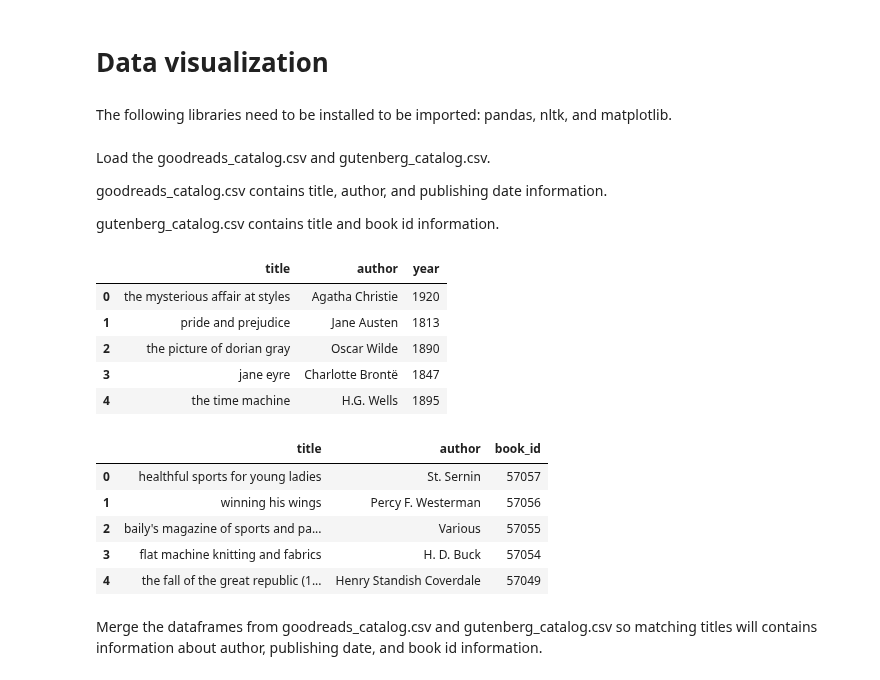
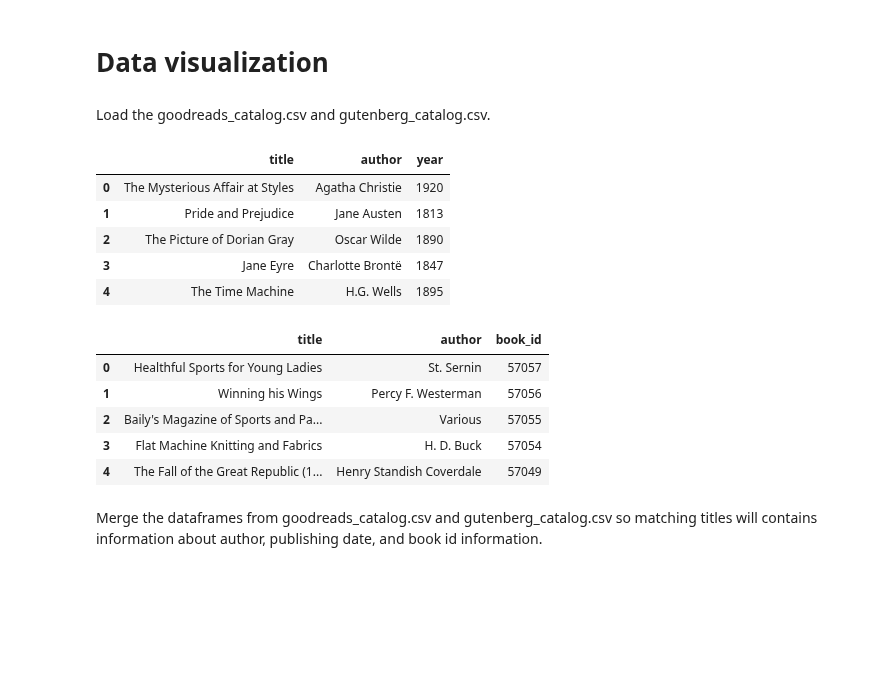
Before and after one commit to clararichter/authorship-identification, a Jupyter notebook: project_notebook.ipynb, the cells around one changed output. Saved outputs shown, nothing was run; the diff lists cells and outputs as text; code cells hidden in the pictures; blank space fills up the shorter version.

```diff
--- a/project_notebook.ipynb
+++ b/project_notebook.ipynb
@@ -38,7 +50,5 @@ Concerns questions and ideas about how we should clean the data:
 5) Google n-grams "charts the frequencies of any set of comma-delimited search strings using a yearly count of n-grams found in sources printed between 1500 and 2008 in Google's text corpora". However, the frequency for any given year should depend on <i> the number of works that were published in that given year </i>. It most likely is the case that fewer works from the 1500s are incorporated in Google's text corpora than those of the 2000's. So the question is whether Google n-grams really capture the <i> relative commonness </i> of a word between time periods? UPDATE: upon closer inspection, Google n-grams actually measures the <i> relative </i> frequency of a given word for the set of works within given time period.
 # %% [markdown]
 # Data visualization
-# %% [markdown]
-The following libraries need to be installed to be imported: pandas, nltk, and matplotlib.
 # %%
 import pandas as pd
@@ -49,35 +58,27 @@ from urllib.request import urlopen, urlretrieve
 import urllib
 # %% [markdown]
 Load the goodreads_catalog.csv and gutenberg_catalog.csv.
-
-goodreads_catalog.csv contains title, author, and publishing date information.
-
-gutenberg_catalog.csv contains title and book id information.
 # %%
-gr_df = pd.read_csv('goodreads_catalog.csv', sep=',')
+gr_df = pd.read_csv('goodreads_catalog.csv')
 gr_df.columns = ['title','author','year']
-gr_df["title"] = gr_df["title"].str.lower()
-gr_df["title"] = gr_df["title"].str.replace(r'[,.:;-?]', '')
 gr_df.head(5)
 # %% [output]
 |  | title | author | year |
-| 0 | the mysterious affair at styles | Agatha Christie | 1920 |
-| 1 | pride and prejudice | Jane Austen | 1813 |
-| 2 | the picture of dorian gray | Oscar Wilde | 1890 |
-| 3 | jane eyre | Charlotte Brontë | 1847 |
-| 4 | the time machine | H.G. Wells | 1895 |
+| 0 | The Mysterious Affair at Styles | Agatha Christie | 1920 |
+| 1 | Pride and Prejudice | Jane Austen | 1813 |
+| 2 | The Picture of Dorian Gray | Oscar Wilde | 1890 |
+| 3 | Jane Eyre | Charlotte Brontë | 1847 |
+| 4 | The Time Machine | H.G. Wells | 1895 |
 # %%
 gb_df = pd.read_csv('gutenberg_catalog.csv')
 gb_df.columns = ['title','author','book_id']
-gb_df["title"] = gb_df["title"].str.lower()
-gb_df["title"] = gb_df["title"].str.replace(r'[,.:-;?]', '')
 gb_df.head(5)
 # %% [output]
 |  | title | author | book_id |
-| 0 | healthful sports for young ladies | St. Sernin | 57057 |
-| 1 | winning his wings | Percy F. Westerman | 57056 |
-| 2 | baily's magazine of sports and pa... | Various | 57055 |
-| 3 | flat machine knitting and fabrics | H. D. Buck | 57054 |
-| 4 | the fall of the great republic (1... | Henry Standish Coverdale | 57049 |
+| 0 | Healthful Sports for Young Ladies | St. Sernin | 57057 |
+| 1 | Winning his Wings | Percy F. Westerman | 57056 |
+| 2 | Baily's Magazine of Sports and Pa... | Various | 57055 |
+| 3 | Flat Machine Knitting and Fabrics | H. D. Buck | 57054 |
+| 4 | The Fall of the Great Republic (1... | Henry Standish Coverdale | 57049 |
 # %% [markdown]
 Merge the dataframes from goodreads_catalog.csv and gutenberg_catalog.csv so matching titles will contains information about author, publishing date, and book id information.
```
Also changed, not shown: parts of 11 cells of this notebook, 1 other file.
